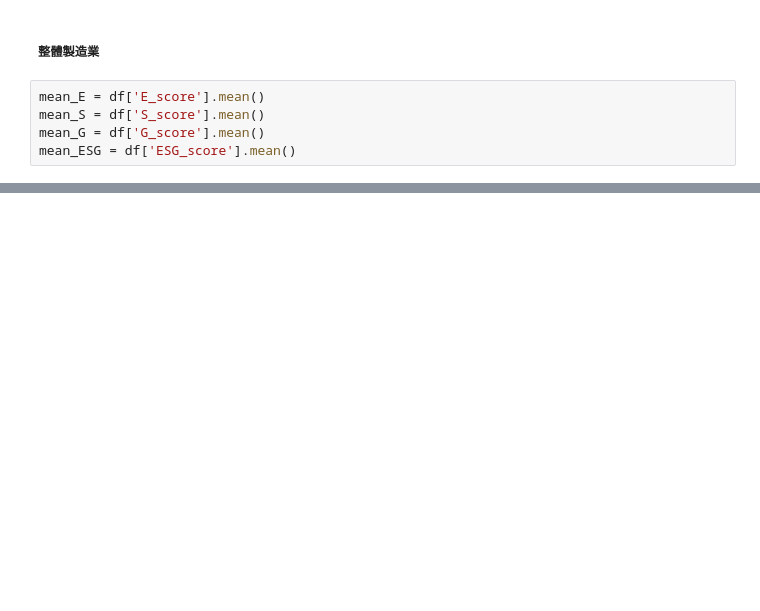
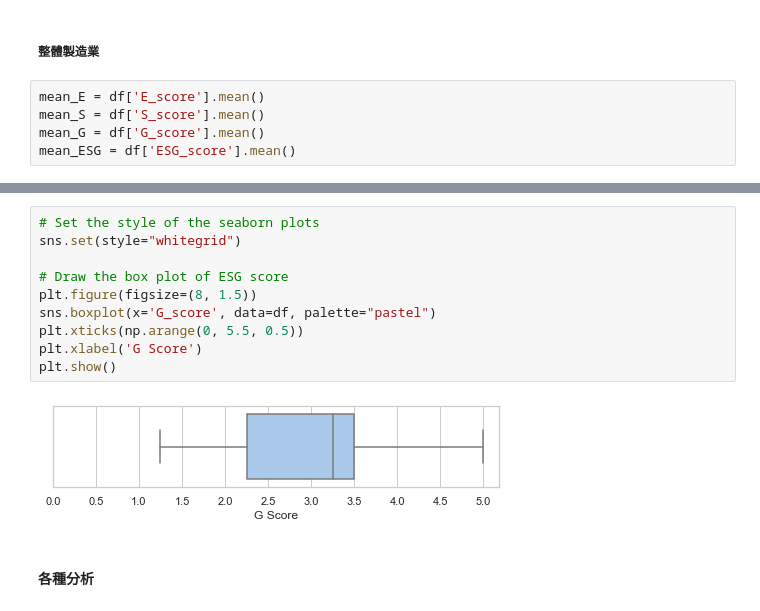
Before and after one commit to ouyang-yang/TIER, a Jupyter notebook: post_analysis.ipynb, the cells around one changed output, grey strips where cells are left out. Cells and saved outputs as stored; diff of their text form; blank space fills up the shorter version.

```diff
--- a/post_analysis.ipynb
+++ b/post_analysis.ipynb
@@ -219,0 +292,14 @@ print(mean_E, mean_S, mean_G, mean_ESG)
+# %%
+# Set the style of the seaborn plots
+sns.set(style="whitegrid")
+
+# Draw the box plot of ESG score
+plt.figure(figsize=(8, 1.5))
+sns.boxplot(x='G_score', data=df, palette="pastel")
+plt.xticks(np.arange(0, 5.5, 0.5))
+plt.xlabel('G Score')
+plt.show()
+# %% [output]
+[figure, added]
+# %% [markdown]
+#### 各種分析
```
Also changed, not shown: parts of 14 cells of this notebook, 19 other files.
